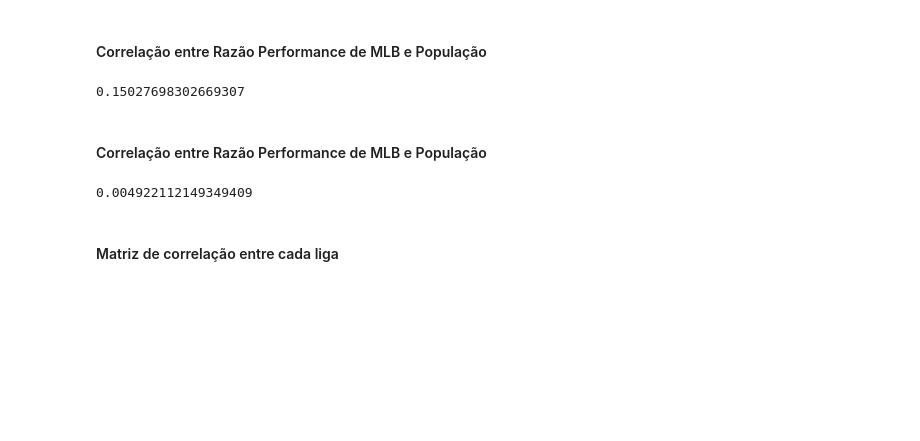
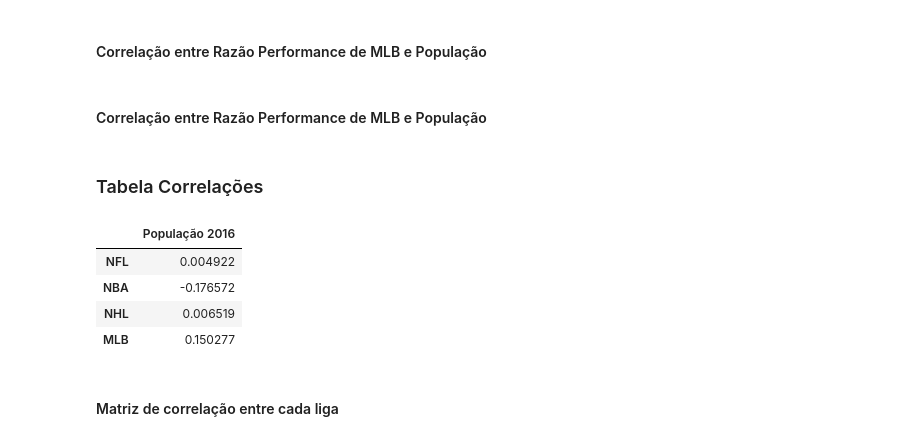
Before and after one commit to guimasuko/projeto_datascience, a Jupyter notebook: code/code.ipynb, the cells around one changed output. Drawn from its saved outputs; the diff is of its cells as text; code cells hidden in the pictures; blank space fills up the shorter version.

Commit message:
adicionando correlação entre população

```diff
--- a/code/code.ipynb
+++ b/code/code.ipynb
@@ -498,9 +494,7 @@ population_by_region = corr_mlb['Population_2016'].tolist()
 ratio_by_region = corr_mlb['ratio'].tolist()
 # %%
 # tirando a correlação entre as duas listas
-stats.pearsonr(population_by_region, ratio_by_region)[0]
+mlb_pop = stats.pearsonr(population_by_region, ratio_by_region)[0]
-# %% [output]
-0.15027698302669307
 # %% [markdown]
 #### Correlação entre Razão Performance de MLB e População
 # %%
@@ -515,9 +509,24 @@ population_by_region = corr_nfl['Population_2016'].tolist()
 ratio_by_region = corr_nfl['ratio'].tolist()
 # %%
 # tirando a correlação entre as duas listas
-stats.pearsonr(population_by_region, ratio_by_region)[0]
+nfl_pop = stats.pearsonr(population_by_region, ratio_by_region)[0]
-# %% [output]
-0.004922112149349409
+# %% [markdown]
+### Tabela Correlações
+# %%
+# lista dos esportes
+sports = ['NFL', 'NBA', 'NHL', 'MLB']
+corr_pop = [nfl_pop, nba_pop, nhl_pop, mlb_pop]
+# %%
+corr_table = pd.DataFrame(corr_pop, index=sports, columns=['População 2016'])
+# %%
+
+corr_table
+# %% [output]
+|  | População 2016 |
+| NFL | 0.004922 |
+| NBA | -0.176572 |
+| NHL | 0.006519 |
+| MLB | 0.150277 |
 # %% [markdown]
 #### Matriz de correlação entre cada liga
 # %%
```
Also changed, not shown: parts of 3 cells of this notebook.
